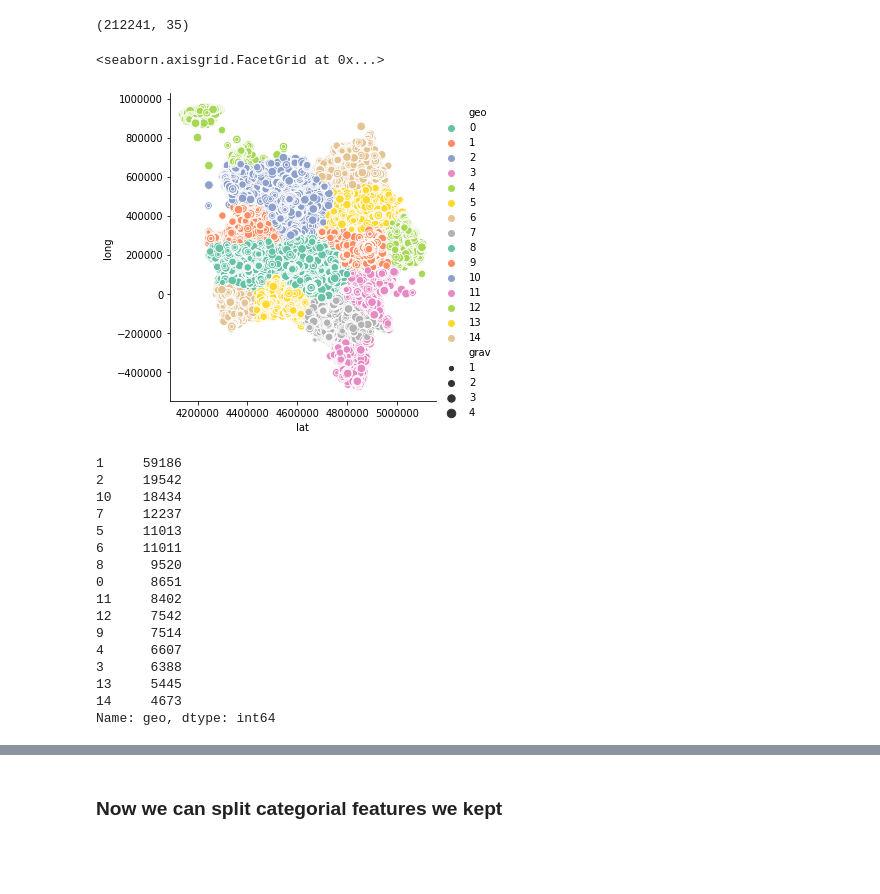
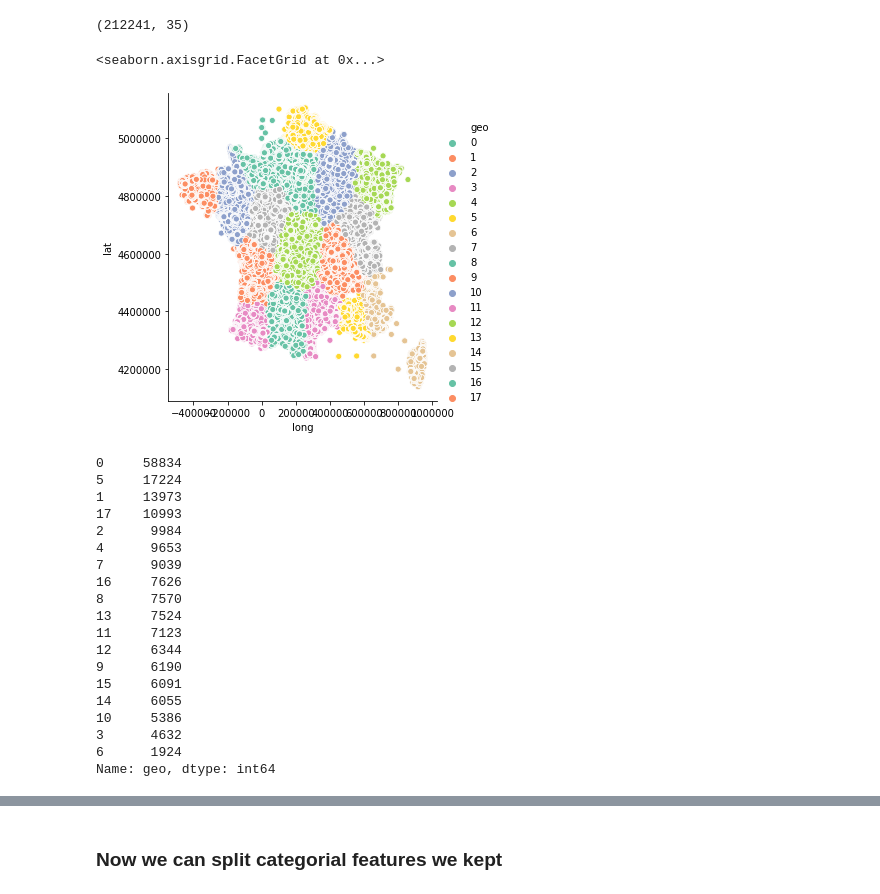
Before and after one commit to Chente-informa/Coursera_Capstone, a Jupyter notebook: Capstone_accident_severity_prediction_final_assigment.ipynb, the cells around one changed output, grey strips where cells are left out. Drawn from its saved outputs; the diff is of its cells as text; code cells hidden in the pictures; blank space fills up the shorter version.

```diff
--- a/Capstone_accident_severity_prediction_final_assigment.ipynb
+++ b/Capstone_accident_severity_prediction_final_assigment.ipynb
@@ -116,13 +116,13 @@ dayofweek = pd.to_datetime("20"+df.an.astype(str)+df.mois.astype(str)+df.jour.as
 df["dayofweek"] = dayofweek
 # %%
 sns.relplot(
-    data=df, x="lat", y="long",# col="an",#df.Num_Acc.astype(str)[2:4], #row='grav',
+    data=df, x="long", y="lat",# col="an",#df.Num_Acc.astype(str)[2:4], #row='grav',
     hue="geo",# size="grav",# style="geo",
     palette="Set2"#, sizes=(10, 100)
 )
 # %% [output]
 <seaborn.axisgrid.FacetGrid at 0x...>
-[figure, old version]
+[figure, new version]
 # %%
 df = df.drop(df[df.lat<3500000].index)
 # %%
@@ -136,36 +136,37 @@ df = df.drop(df[(df.lat<4235000)&(df.long<800000)][["lat","long"]].index)
 # %%
 from sklearn.cluster import KMeans
 
-#df.long = df.long.replace(0.0, np.nan)
-#df.lat = df.lat.replace(0.0, np.nan)
 lat = df.lat
 long = df.long
 
 X_cluster = np.array((list(zip(lat, long))))
 
-#we define 15 areas
-clustering = KMeans(n_clusters=15, random_state=0)
+#we define 18 areas
+clustering = KMeans(n_clusters=18, random_state=0)
 clustering.fit(X_cluster)
 
 geo = pd.Series(clustering.labels_, index=df.index)
 df["geo"] = geo
 df.geo.value_counts()
 # %% [output]
-1     59186
-2     19542
-10    18434
-7     12237
-5     11013
-6     11011
-8      9520
-0      8651
-11     8402
-12     7542
-9      7514
-4      6607
-3      6388
-13     5445
-14     4673
+0     58834
+5     17224
+1     13973
+17    10993
+2      9984
+4      9653
+7      9039
+16     7626
+8      7570
+13     7524
+11     7123
+12     6344
+9      6190
+15     6091
+14     6055
+10     5386
+3      4632
+6      1924
 Name: geo, dtype: int64
 # %%
 df.corr().style.background_gradient(cmap='coolwarm')
```
Also changed, not shown: parts of 20 cells of this notebook.
